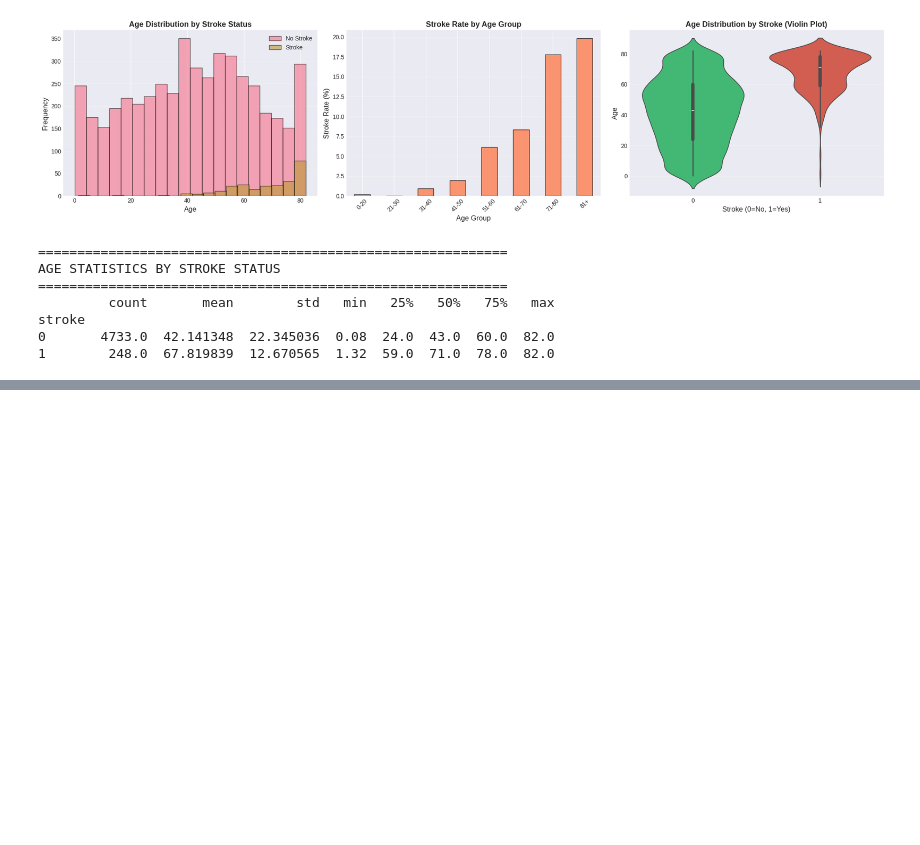
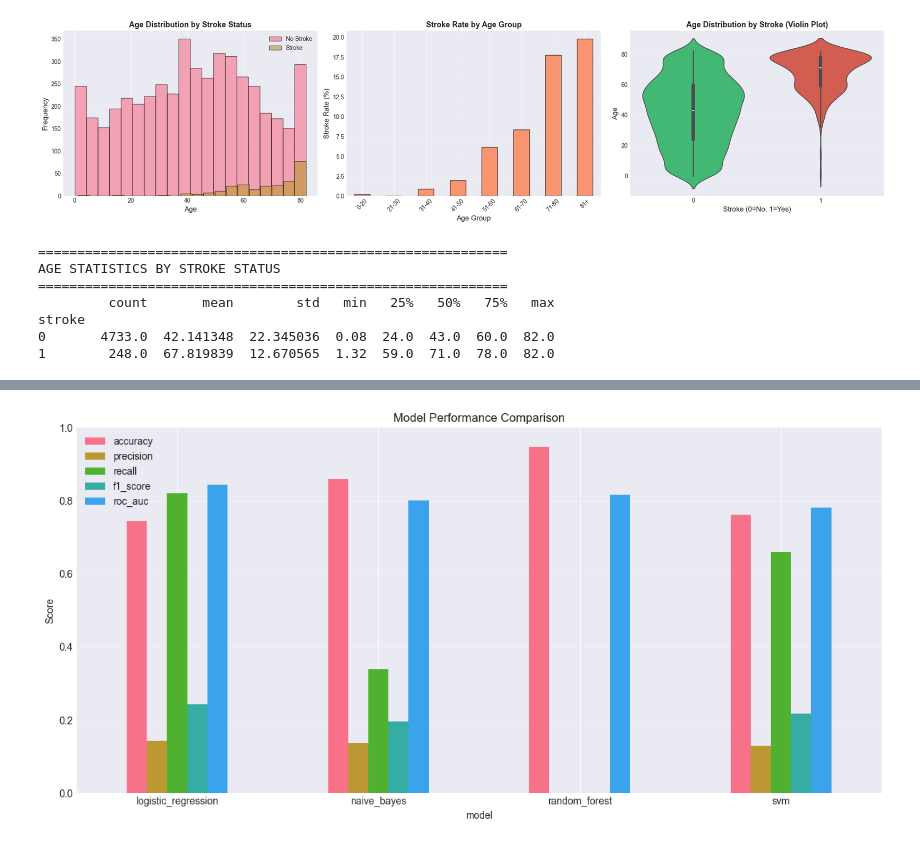
Before and after one commit to Antran1998/stroke-warning-system, a Jupyter notebook: report/train_model.ipynb, the cells around one changed output, grey strips where cells are left out. Saved outputs shown, nothing was run; the diff lists cells and outputs as text; code cells hidden in the pictures; blank space fills up the shorter version.

```diff
--- a/report/train_model.ipynb
+++ b/report/train_model.ipynb
@@ -556,8 +580,92 @@ print("✓ Evaluation function defined")
 # %%
-if not df.empty:
-    print("Evaluating model...")
-    metrics = evaluate_model(rf_model, X_test, y_test)
-    print("✓ Evaluation completed")
+# Clean, working implementation for model comparison and visualizations
+
+import math
+
+if df.empty or 'metrics_dict' not in globals() or not metrics_dict:
+    print("No trained models found or dataset empty - nothing to display.")
 else:
-    print("⚠ Cannot evaluate without data")
+    print("Building comparison table and visualizations for all trained models...")
+
+    # Build comparison dataframe
+    rows = []
+    for name, m in metrics_dict.items():
+        rows.append({
+            'model': name,
+            'accuracy': float(m.get('accuracy')) if m.get('accuracy') is not None else np.nan,
+            'precision': float(m.get('precision')) if m.get('precision') is not None else np.nan,
+            'recall': float(m.get('recall')) if m.get('recall') is not None else np.nan,
+            'f1_score': float(m.get('f1_score')) if m.get('f1_score') is not None else np.nan,
+            'roc_auc': float(m.get('roc_auc')) if m.get('roc_auc') is not None else np.nan,
+            'cv_mean': float(m.get('cv_mean')) if m.get('cv_mean') is not None else np.nan,
+        })
+
+    comp_df = pd.DataFrame(rows).set_index('model').sort_index()
+    display(comp_df)
+
+    # Bar chart for primary metrics
+    metrics_to_plot = ['accuracy', 'precision', 'recall', 'f1_score', 'roc_auc']
+    fig, ax = plt.subplots(figsize=(12, 6))
+    comp_df[metrics_to_plot].fillna(0).plot(kind='bar', ax=ax, rot=0)
+    ax.set_ylim(0, 1)
+    ax.set_title('Model Performance Comparison')
+    ax.set_ylabel('Score')
+    ax.grid(axis='y', alpha=0.3)
+    plt.tight_layout()
+    plt.show()
+
+    # ROC Curves
+    fig, ax = plt.subplots(figsize=(8, 6))
+    plotted = False
+    for name, model in trained_models.items() if 'trained_models' in globals() else metrics_dict.items():
+        try:
+            # prefer predict_proba, otherwise decision_function
+            if hasattr(model, 'predict_proba'):
+                # find index of positive class if classes_ exists
+                if hasattr(model, 'classes_') and 1 in model.classes_:
+                    idx = int(np.where(model.classes_ == 1)[0][0])
+                    y_score = model.predict_proba(X_test)[:, idx]
+                else:
+                    y_score = model.predict_proba(X_test)[:, 1]
+            elif hasattr(model, 'decision_function'):
+                y_score = model.decision_function(X_test)
+            else:
+                # cannot plot ROC for this model
+                continue
+
+            fpr, tpr, _ = roc_curve(y_test, y_score)
+            auc = roc_auc_score(y_test, y_score)
+            ax.plot(fpr, tpr, lw=2, label=f'{name} (AUC={auc:.3f})')
+            plotted = True
+        except Exception as e:
+            # skip model if ROC cannot be computed
+            print(f"Could not compute ROC for {name}: {e}")
+            continue
+
+    if plotted:
+        ax.plot([0, 1], [0, 1], color='navy', lw=1, linestyle='--')
+        ax.set_xlabel('False Positive Rate')
+        ax.set_ylabel('True Positive Rate')
+        ax.set_title('ROC Curves')
+        ax.legend(loc='lower right')
+        ax.grid(alpha=0.3)
+        plt.tight_layout()
+        plt.show()
+    else:
+        print("No ROC curves could be plotted (no model provides scores/probabilities).")
+
+    # Show Random Forest feature importance if available
+    if 'random_forest' in trained_models and hasattr(trained_models['random_forest'], 'feature_importances_'):
+        rf = trained_models['random_forest']
+        fi = rf.feature_importances_
+        rf_fi = pd.DataFrame({'feature': feature_names, 'importance': fi})
+        rf_fi = rf_fi.sort_values('importance', ascending=True).tail(20)  # top 20
+        fig, ax = plt.subplots(figsize=(8, 6))
+        ax.barh(rf_fi['feature'], rf_fi['importance'], color='steelblue')
+        ax.set_title('Random Forest - Top Feature Importances')
+        ax.set_xlabel('Importance')
+        plt.tight_layout()
+        plt.show()
+    else:
+        print("Random Forest feature importances not available.")
 # %% [output]
@@ -565,0 +679 @@ Evaluating model...
+[figure, added]
```
Also changed, not shown: parts of 43 cells of this notebook, 1 other file.
